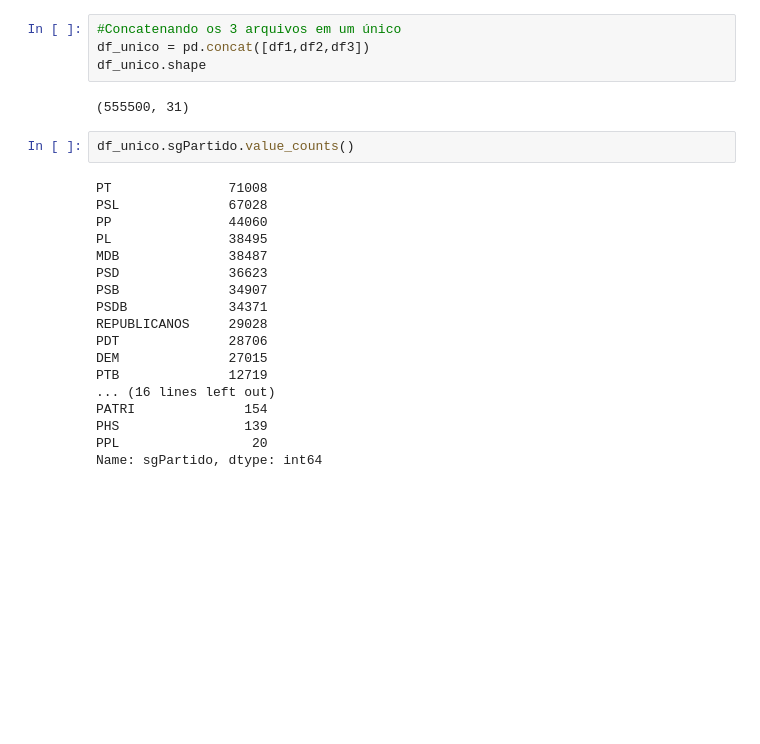
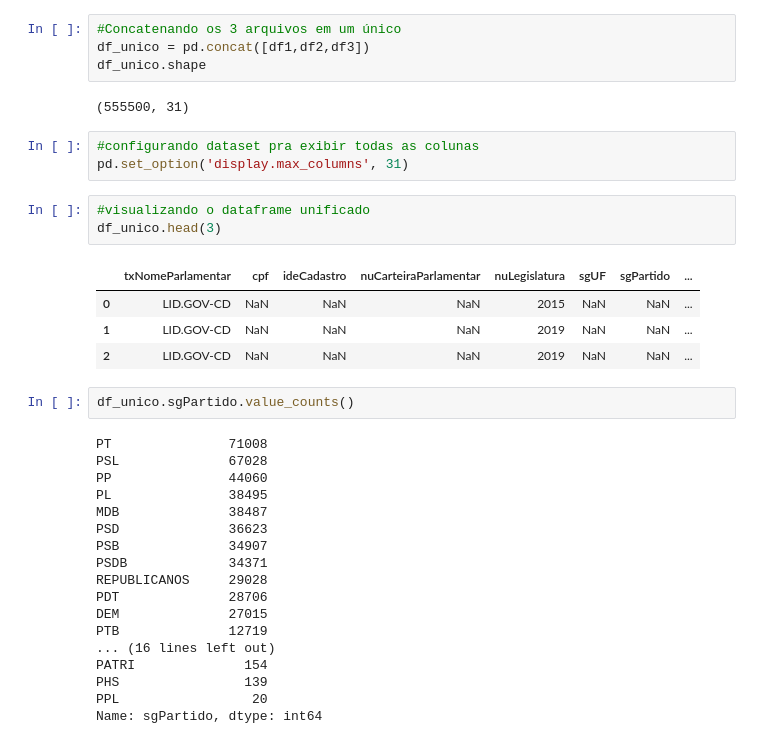
Before and after one commit to Sartorio12/Projeto_Modulo_5, a Jupyter notebook: notebook1.ipynb, the cells around one changed output. Drawn from its saved outputs; the diff is of its cells as text; blank space fills up the shorter version.

```diff
--- a/notebook1.ipynb
+++ b/notebook1.ipynb
@@ -105,6 +107,17 @@ df_unico = pd.concat([df1,df2,df3])
 df_unico.shape
 # %% [output]
 (555500, 31)
+# %%
+#configurando dataset pra exibir todas as colunas
+pd.set_option('display.max_columns', 31)
+# %%
+#visualizando o dataframe unificado
+df_unico.head(3)
+# %% [output]
+|  | txNomeParlamentar | cpf | ideCadastro | nuCarteiraParlamentar | nuLegislatura | sgUF | sgPartido | ... |
+| 0 | LID.GOV-CD | NaN | NaN | NaN | 2015 | NaN | NaN | ... |
+| 1 | LID.GOV-CD | NaN | NaN | NaN | 2019 | NaN | NaN | ... |
+| 2 | LID.GOV-CD | NaN | NaN | NaN | 2019 | NaN | NaN | ... |
 # %%
 df_unico.sgPartido.value_counts()
 # %% [output]
```
Also changed, not shown: parts of 12 cells of this notebook.
